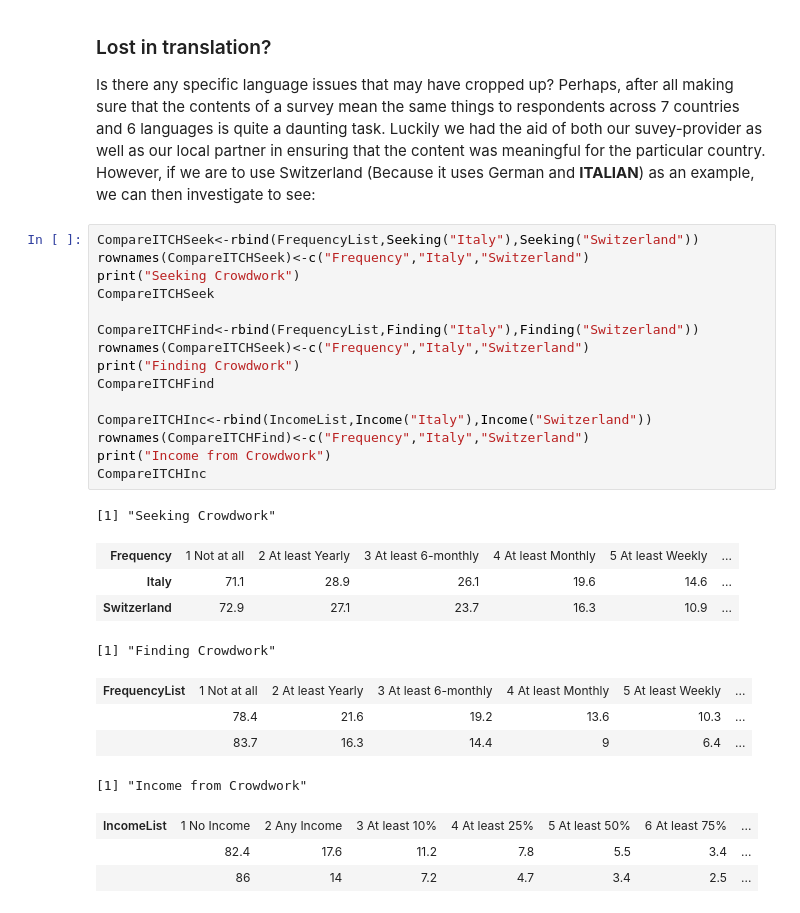
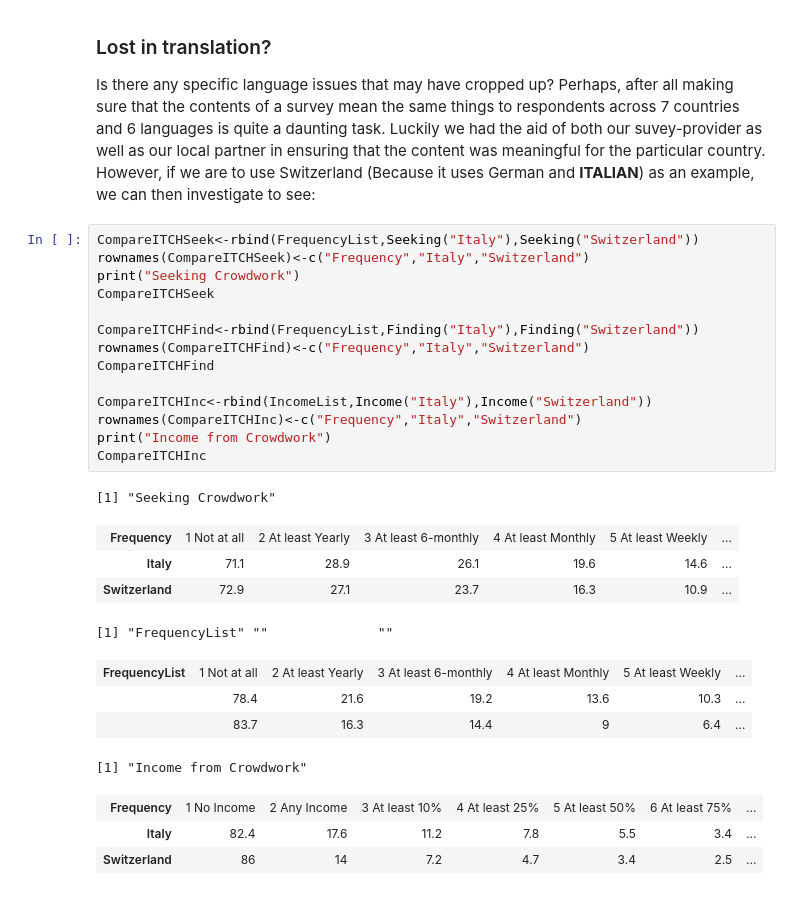
Before and after one commit to MikeyMoonBeam/test, a Jupyter notebook: Doom1.ipynb, the cells around one changed output. Saved outputs shown, nothing was run; the diff lists cells and outputs as text.

```diff
--- a/Doom1.ipynb
+++ b/Doom1.ipynb
@@ -152,31 +161,30 @@ Is there any specific language issues that may have cropped up? Perhaps, after a
 # %%
 CompareITCHSeek<-rbind(FrequencyList,Seeking("Italy"),Seeking("Switzerland"))
 rownames(CompareITCHSeek)<-c("Frequency","Italy","Switzerland")
 print("Seeking Crowdwork")
 CompareITCHSeek
 
 CompareITCHFind<-rbind(FrequencyList,Finding("Italy"),Finding("Switzerland"))
-rownames(CompareITCHSeek)<-c("Frequency","Italy","Switzerland")
-print("Finding Crowdwork")
+rownames(CompareITCHFind)<-c("Frequency","Italy","Switzerland")
 CompareITCHFind
 
 CompareITCHInc<-rbind(IncomeList,Income("Italy"),Income("Switzerland"))
-rownames(CompareITCHFind)<-c("Frequency","Italy","Switzerland")
+rownames(CompareITCHInc)<-c("Frequency","Italy","Switzerland")
 print("Income from Crowdwork")
 CompareITCHInc
 # %% [output]
 [1] "Seeking Crowdwork"
 | Frequency | 1 Not at all | 2 At least Yearly | 3 At least 6-monthly | 4 At least Monthly | 5 At least Weekly | ... |
 | Italy | 71.1 | 28.9 | 26.1 | 19.6 | 14.6 | ... |
 | Switzerland | 72.9 | 27.1 | 23.7 | 16.3 | 10.9 | ... |
-[1] "Finding Crowdwork"
+[1] "FrequencyList" ""              ""
 | FrequencyList | 1 Not at all | 2 At least Yearly | 3 At least 6-monthly | 4 At least Monthly | 5 At least Weekly | ... |
 |  | 78.4 | 21.6 | 19.2 | 13.6 | 10.3 | ... |
 |  | 83.7 | 16.3 | 14.4 | 9 | 6.4 | ... |
 [1] "Income from Crowdwork"
-| IncomeList | 1 No Income | 2 Any Income | 3 At least 10% | 4 At least 25% | 5 At least 50% | 6 At least 75% | ... |
-|  | 82.4 | 17.6 | 11.2 | 7.8 | 5.5 | 3.4 | ... |
-|  | 86 | 14 | 7.2 | 4.7 | 3.4 | 2.5 | ... |
+| Frequency | 1 No Income | 2 Any Income | 3 At least 10% | 4 At least 25% | 5 At least 50% | 6 At least 75% | ... |
+| Italy | 82.4 | 17.6 | 11.2 | 7.8 | 5.5 | 3.4 | ... |
+| Switzerland | 86 | 14 | 7.2 | 4.7 | 3.4 | 2.5 | ... |
 # %% [markdown]
 The data is, in fact quite similar between the two countries when looking at seeking crowdwork.
 
```
Also changed, not shown: parts of 4 cells of this notebook.
